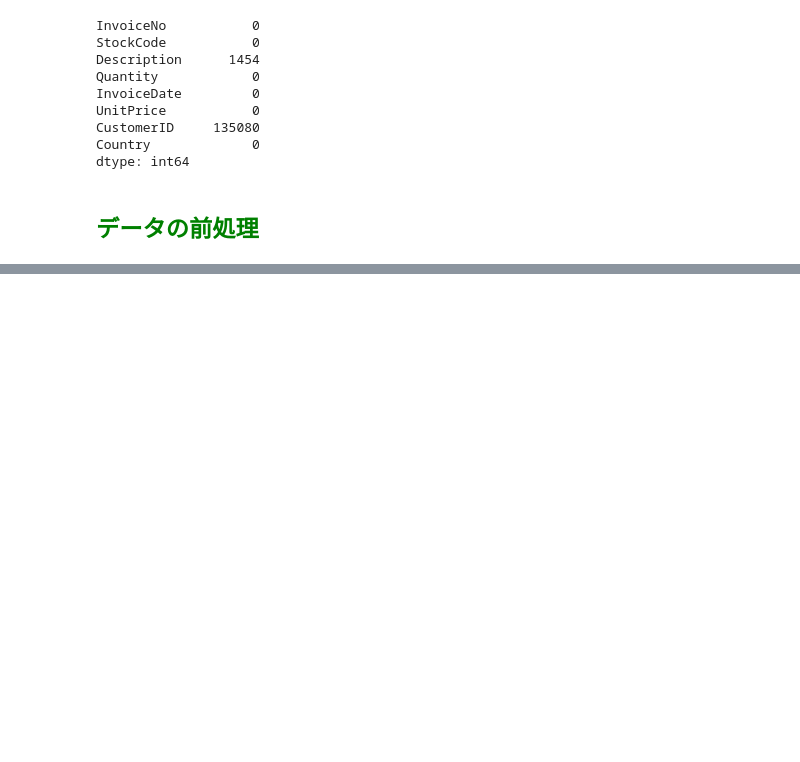
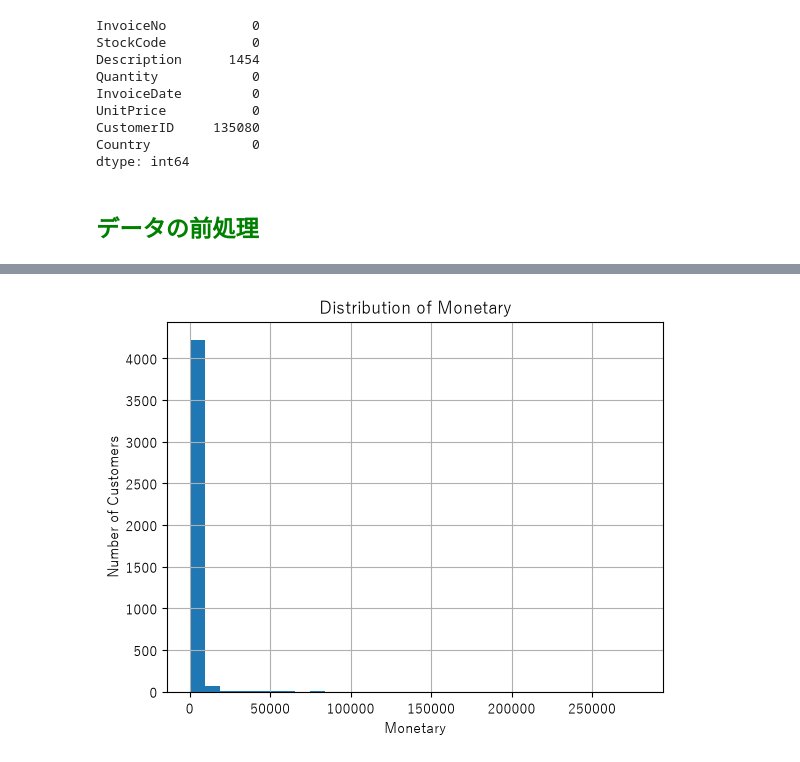
Before and after one commit to hayamon1121/online-retail-analysis, a Jupyter notebook: notebooks/01_online_retail_analysis.ipynb, the cells around one changed output, grey strips where cells are left out. Saved outputs shown, nothing was run; the diff lists cells and outputs as text; code cells hidden in the pictures; blank space fills up the shorter version.

```diff
--- a/notebooks/01_online_retail_analysis.ipynb
+++ b/notebooks/01_online_retail_analysis.ipynb
@@ -86,0 +207,8 @@ df_clean["InvoiceDate"] = pd.to_datetime(df_clean["InvoiceDate"])
+# %%
+rfm["Monetary"].hist(bins=30)
+plt.title("Distribution of Monetary")
+plt.xlabel("Monetary")
+plt.ylabel("Number of Customers")
+plt.show()
+# %% [output]
+[figure, added]
```
Also changed, not shown: parts of 28 cells of this notebook, 1 other file.
